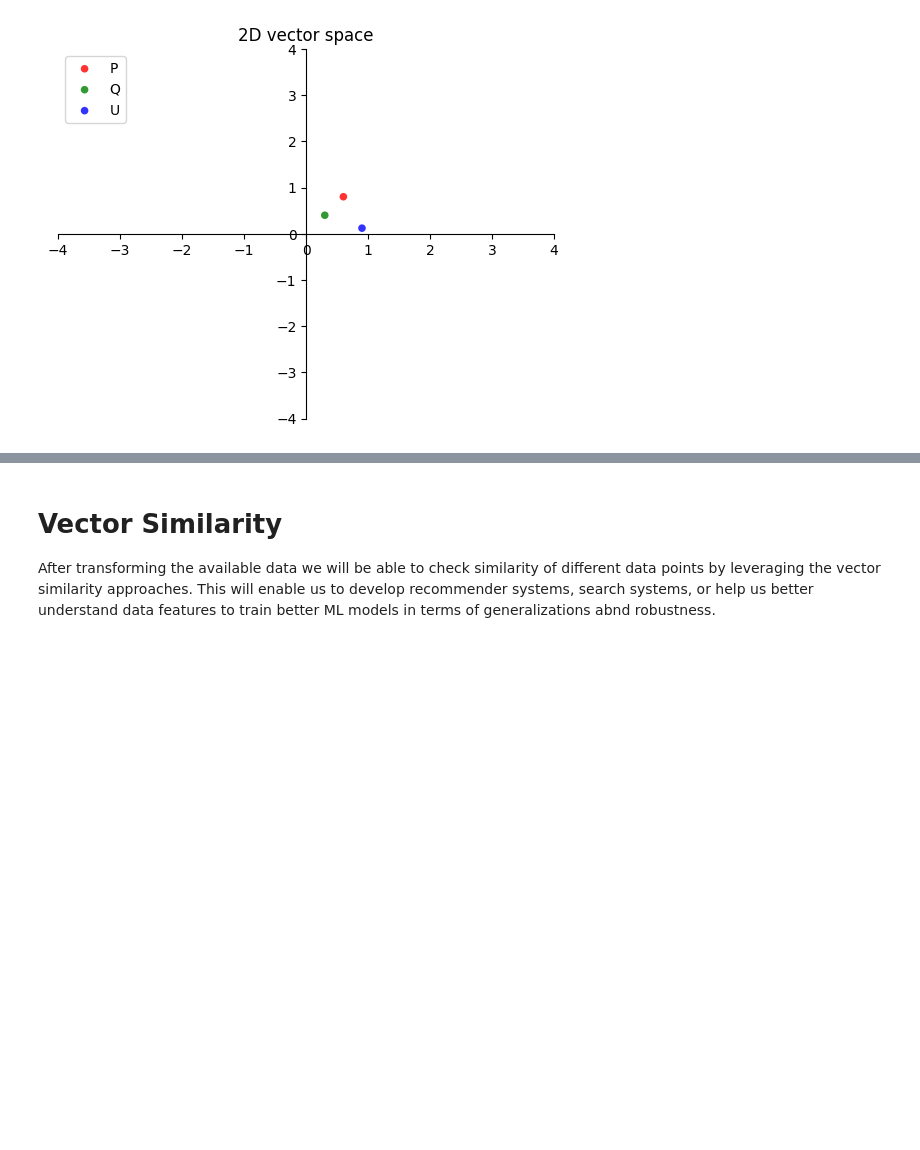
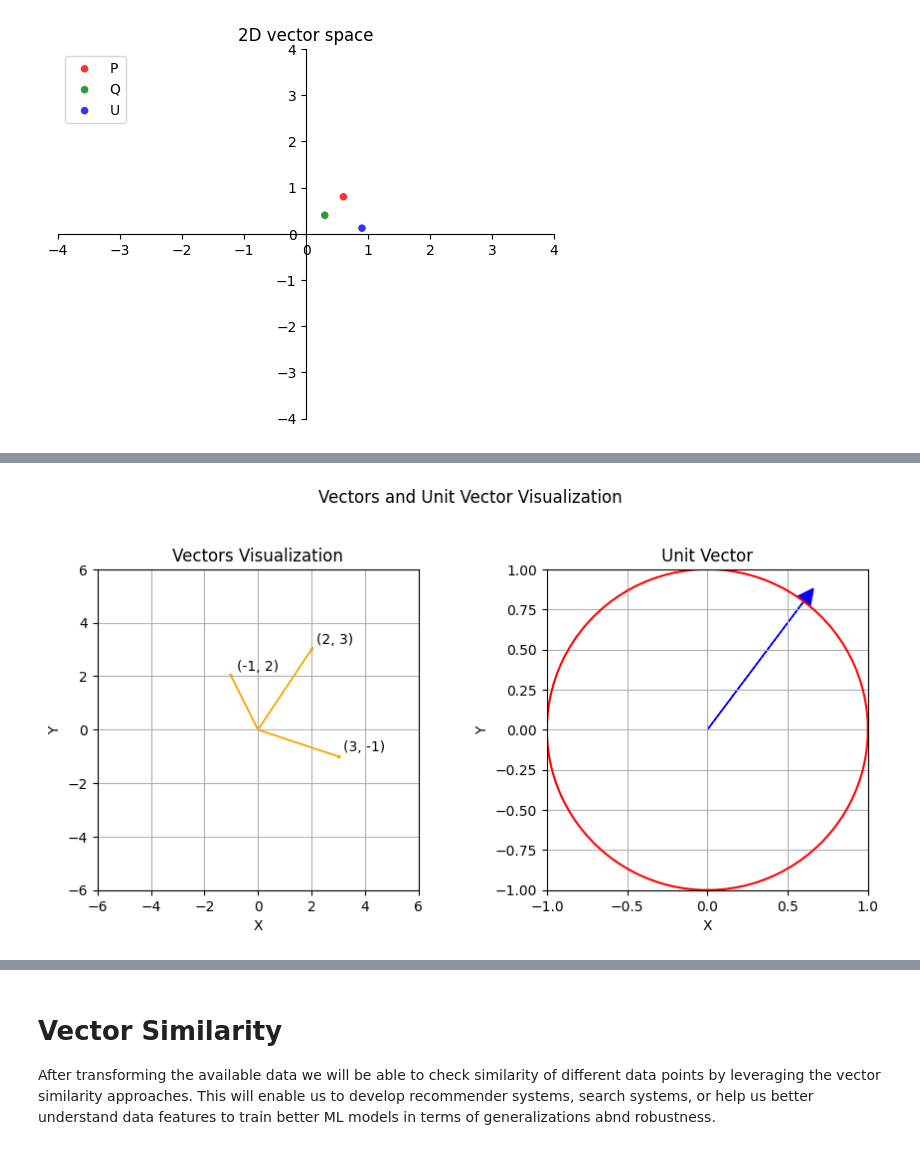
Before and after one commit to ufukhurriyetoglu/vector-normalization-for-vector-search, a Jupyter notebook: understanding_effect_of_l2_normalization_on_vector_search.ipynb, the cells around one changed output, grey strips where cells are left out. Drawn from its saved outputs; the diff is of its cells as text; code cells hidden in the pictures; blank space fills up the shorter version.

```diff
--- a/understanding_effect_of_l2_normalization_on_vector_search.ipynb
+++ b/understanding_effect_of_l2_normalization_on_vector_search.ipynb
@@ -85,0 +145,13 @@ vector_space([0.6, 0.8], [0.3, 0.4], [0.9, 0.12])
+# %%
+import numpy as np
+
+vector = np.array([3, 4])  # Example vector
+
+# Calculate the magnitude of the vector
+magnitude = np.linalg.norm(vector)
+
+# Calculate the unit vector
+unit_vector = vector / magnitude
+
+# Print the result
+print("Unit Vector:", unit_vector)
@@ -85,0 +233,51 @@ vector_space([0.6, 0.8], [0.3, 0.4], [0.9, 0.12])
+# %%
+import numpy as np
+import matplotlib.pyplot as plt
+
+# Define the vectors
+vectors = np.array([[2, 3], [-1, 2], [3, -1]])
+magnitudes = [4, 2, 3]
+
+# Create a plot with subplots
+fig, (ax1, ax2) = plt.subplots(1, 2, figsize=(10, 5))
+
+# Plot the vectors in the first subplot
+for vector, magnitude in zip(vectors, magnitudes):
+    ax1.arrow(0, 0, vector[0], vector[1], head_width=0.1, head_length=0.1, fc='orange', ec='orange')
+    ax1.text(vector[0] + 0.2, vector[1] + 0.2, f"({vector[0]}, {vector[1]})", color='black')
+
+ax1.set_xlim(-6, 6)
+ax1.set_ylim(-6, 6)
+ax1.set_xlabel('X')
+ax1.set_ylabel('Y')
+ax1.set_title("Vectors Visualization")
+ax1.grid(True)
+ax1.set_aspect('equal', adjustable='box')
+
+# Plot the unit vector as an arrow in the second subplot
+unit_vector = np.array([0.6, 0.8])
+ax2.arrow(0, 0, unit_vector[0], unit_vector[1], head_width=0.1, head_length=0.1, fc='blue', ec='blue')
+ax2.set_xlim(-1, 1)
+ax2.set_ylim(-1, 1)
+ax2.set_xlabel('X')
+ax2.set_ylabel('Y')
+ax2.set_title("Unit Vector")
+ax2.grid(True)
+ax2.set_aspect('equal', adjustable='box')
+
+# Add the unit circle to the second subplot
+theta = np.linspace(0, 2*np.pi, 100)
+x = np.cos(theta)
+y = np.sin(theta)
+ax2.plot(x, y, color='red')
+
+# Add a title to the entire figure
+fig.suptitle("Vectors and Unit Vector Visualization")
+
+# Adjust the spacing between subplots
+plt.subplots_adjust(wspace=0.4)
+
+# Show the plot
+plt.show()
+# %% [output]
+[figure, added]
```
Also changed, not shown: parts of 11 cells of this notebook.
